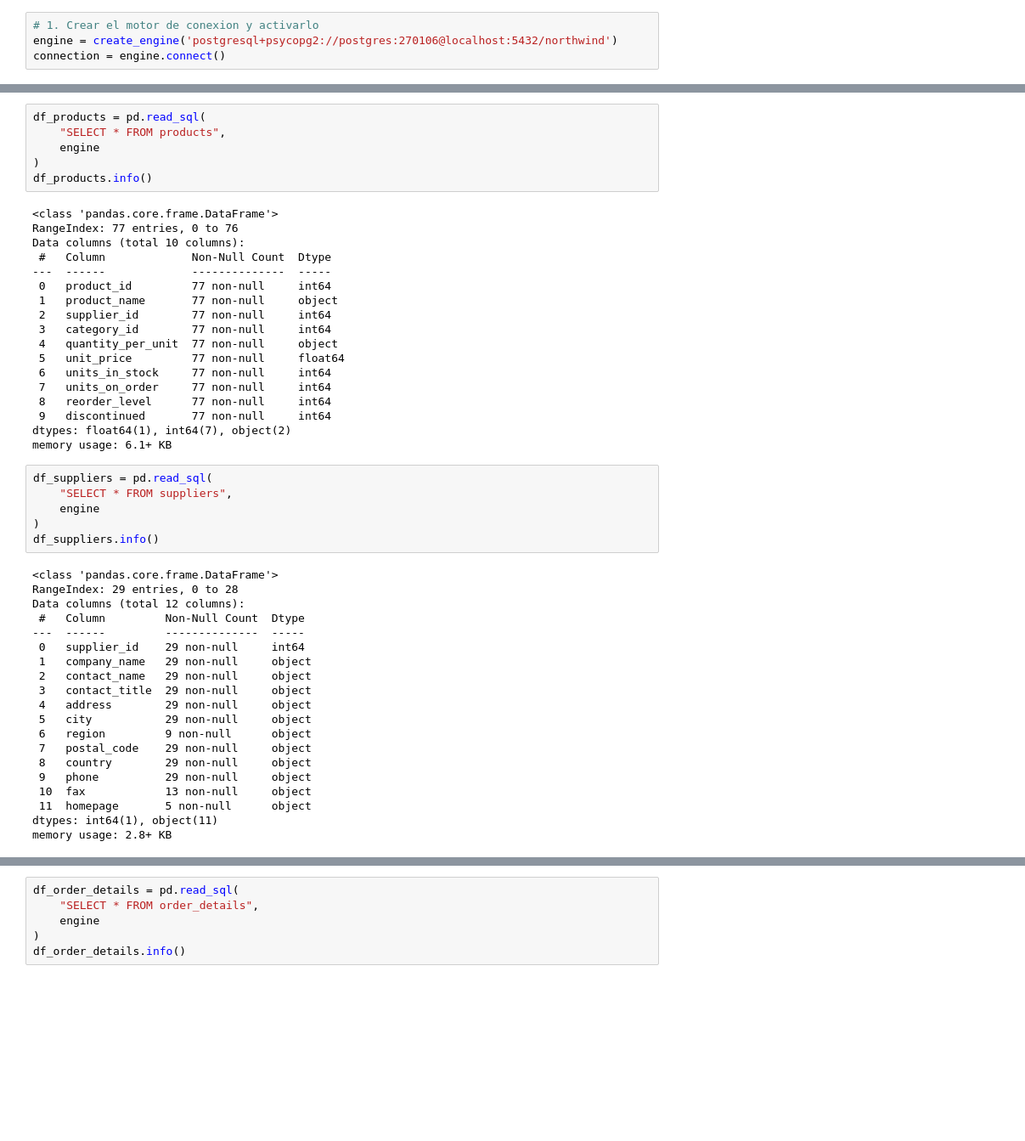
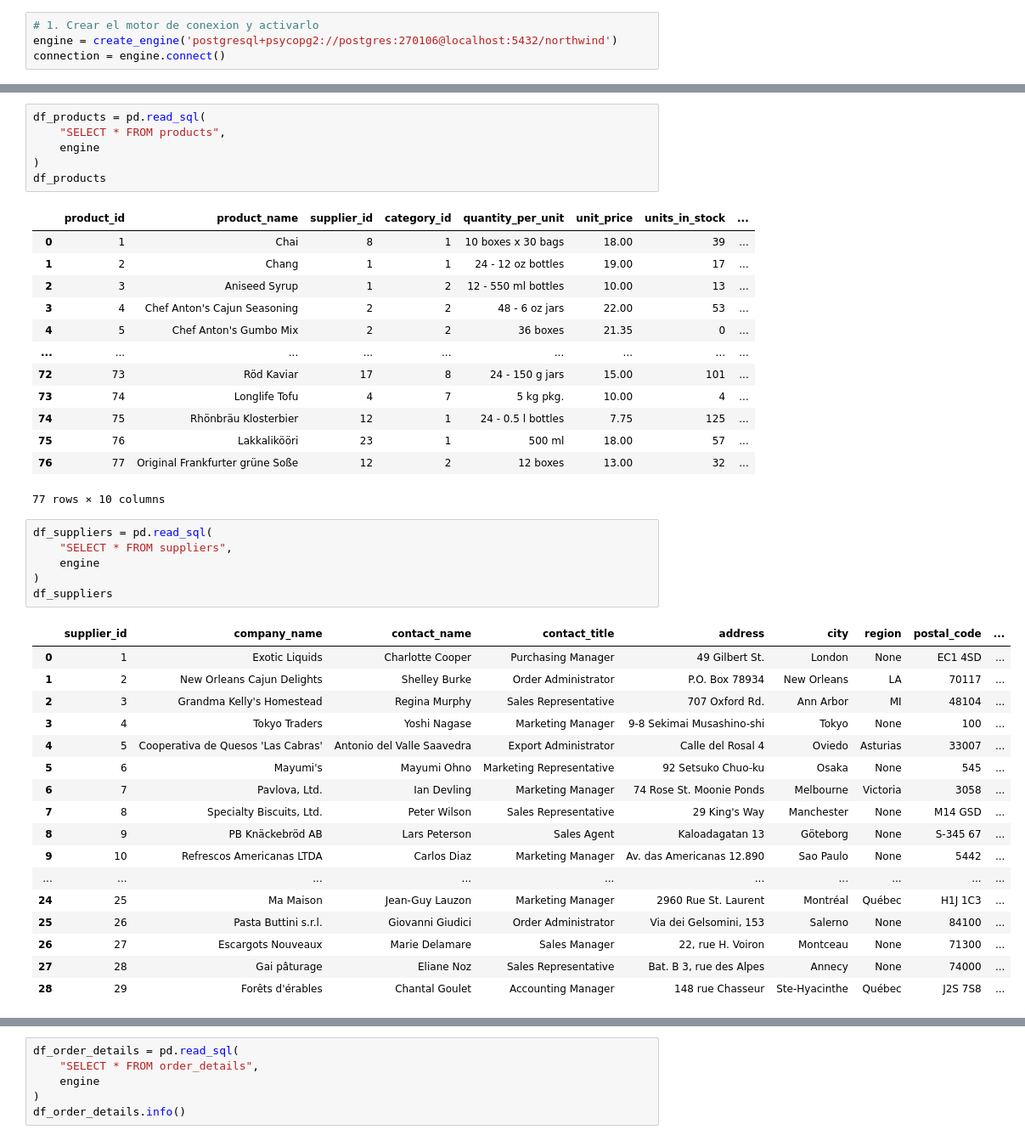
Before and after one commit to martinrestrepoc/northwind, a Jupyter notebook: orquestador_etl_northwind.ipynb, the cells around one changed output, grey strips where cells are left out. Shown at 85% size. Drawn from its saved outputs; the diff is of its cells as text; blank space fills up the shorter version.

```diff
--- a/orquestador_etl_northwind.ipynb
+++ b/orquestador_etl_northwind.ipynb
@@ -60,51 +53,45 @@ df_products = pd.read_sql(
     "SELECT * FROM products",
     engine
 )
-df_products.info()
+df_products
 # %% [output]
+|  | product_id | product_name | supplier_id | category_id | quantity_per_unit | unit_price | units_in_stock | ... |
+| 0 | 1 | Chai | 8 | 1 | 10 boxes x 30 bags | 18.00 | 39 | ... |
+| 1 | 2 | Chang | 1 | 1 | 24 - 12 oz bottles | 19.00 | 17 | ... |
+| 2 | 3 | Aniseed Syrup | 1 | 2 | 12 - 550 ml bottles | 10.00 | 13 | ... |
+| 3 | 4 | Chef Anton's Cajun Seasoning | 2 | 2 | 48 - 6 oz jars | 22.00 | 53 | ... |
+| 4 | 5 | Chef Anton's Gumbo Mix | 2 | 2 | 36 boxes | 21.35 | 0 | ... |
+| ... | ... | ... | ... | ... | ... | ... | ... | ... |
+| 72 | 73 | Röd Kaviar | 17 | 8 | 24 - 150 g jars | 15.00 | 101 | ... |
+| 73 | 74 | Longlife Tofu | 4 | 7 | 5 kg pkg. | 10.00 | 4 | ... |
+| 74 | 75 | Rhönbräu Klosterbier | 12 | 1 | 24 - 0.5 l bottles | 7.75 | 125 | ... |
+| 75 | 76 | Lakkalikööri | 23 | 1 | 500 ml | 18.00 | 57 | ... |
+| 76 | 77 | Original Frankfurter grüne Soße | 12 | 2 | 12 boxes | 13.00 | 32 | ... |
-<class 'pandas.core.frame.DataFrame'>
-RangeIndex: 77 entries, 0 to 76
-Data columns (total 10 columns):
- #   Column             Non-Null Count  Dtype
----  ------             --------------  -----
- 0   product_id         77 non-null     int64
- 1   product_name       77 non-null     object
- 2   supplier_id        77 non-null     int64
- 3   category_id        77 non-null     int64
- 4   quantity_per_unit  77 non-null     object
- 5   unit_price         77 non-null     float64
- 6   units_in_stock     77 non-null     int64
- 7   units_on_order     77 non-null     int64
- 8   reorder_level      77 non-null     int64
- 9   discontinued       77 non-null     int64
-dtypes: float64(1), int64(7), object(2)
-memory usage: 6.1+ KB
+77 rows × 10 columns
 # %%
 df_suppliers = pd.read_sql(
     "SELECT * FROM suppliers",
     engine
 )
-df_suppliers.info()
+df_suppliers
 # %% [output]
-<class 'pandas.core.frame.DataFrame'>
-RangeIndex: 29 entries, 0 to 28
-Data columns (total 12 columns):
- #   Column         Non-Null Count  Dtype
----  ------         --------------  -----
- 0   supplier_id    29 non-null     int64
- 1   company_name   29 non-null     object
- 2   contact_name   29 non-null     object
- 3   contact_title  29 non-null     object
- 4   address        29 non-null     object
- 5   city           29 non-null     object
- 6   region         9 non-null      object
- 7   postal_code    29 non-null     object
- 8   country        29 non-null     object
- 9   phone          29 non-null     object
- 10  fax            13 non-null     object
- 11  homepage       5 non-null      object
-dtypes: int64(1), object(11)
-memory usage: 2.8+ KB
+|  | supplier_id | company_name | contact_name | contact_title | address | city | region | postal_code | ... |
+| 0 | 1 | Exotic Liquids | Charlotte Cooper | Purchasing Manager | 49 Gilbert St. | London | None | EC1 4SD | ... |
+| 1 | 2 | New Orleans Cajun Delights | Shelley Burke | Order Administrator | P.O. Box 78934 | New Orleans | LA | 70117 | ... |
+| 2 | 3 | Grandma Kelly's Homestead | Regina Murphy | Sales Representative | 707 Oxford Rd. | Ann Arbor | MI | 48104 | ... |
+| 3 | 4 | Tokyo Traders | Yoshi Nagase | Marketing Manager | 9-8 Sekimai Musashino-shi | Tokyo | None | 100 | ... |
+| 4 | 5 | Cooperativa de Quesos 'Las Cabras' | Antonio del Valle Saavedra | Export Administrator | Calle del Rosal 4 | Oviedo | Asturias | 33007 | ... |
+| 5 | 6 | Mayumi's | Mayumi Ohno | Marketing Representative | 92 Setsuko Chuo-ku | Osaka | None | 545 | ... |
+| 6 | 7 | Pavlova, Ltd. | Ian Devling | Marketing Manager | 74 Rose St. Moonie Ponds | Melbourne | Victoria | 3058 | ... |
+| 7 | 8 | Specialty Biscuits, Ltd. | Peter Wilson | Sales Representative | 29 King's Way | Manchester | None | M14 GSD | ... |
+| 8 | 9 | PB Knäckebröd AB | Lars Peterson | Sales Agent | Kaloadagatan 13 | Göteborg | None | S-345 67 | ... |
+| 9 | 10 | Refrescos Americanas LTDA | Carlos Diaz | Marketing Manager | Av. das Americanas 12.890 | Sao Paulo | None | 5442 | ... |
+| ... | ... | ... | ... | ... | ... | ... | ... | ... | ... |
+| 24 | 25 | Ma Maison | Jean-Guy Lauzon | Marketing Manager | 2960 Rue St. Laurent | Montréal | Québec | H1J 1C3 | ... |
+| 25 | 26 | Pasta Buttini s.r.l. | Giovanni Giudici | Order Administrator | Via dei Gelsomini, 153 | Salerno | None | 84100 | ... |
+| 26 | 27 | Escargots Nouveaux | Marie Delamare | Sales Manager | 22, rue H. Voiron | Montceau | None | 71300 | ... |
+| 27 | 28 | Gai pâturage | Eliane Noz | Sales Representative | Bat. B 3, rue des Alpes | Annecy | None | 74000 | ... |
+| 28 | 29 | Forêts d'érables | Chantal Goulet | Accounting Manager | 148 rue Chasseur | Ste-Hyacinthe | Québec | J2S 7S8 | ... |
 # %%
 df_orders = pd.read_sql(
     "SELECT * FROM orders",
```
Also changed, not shown: parts of 9 cells of this notebook.
